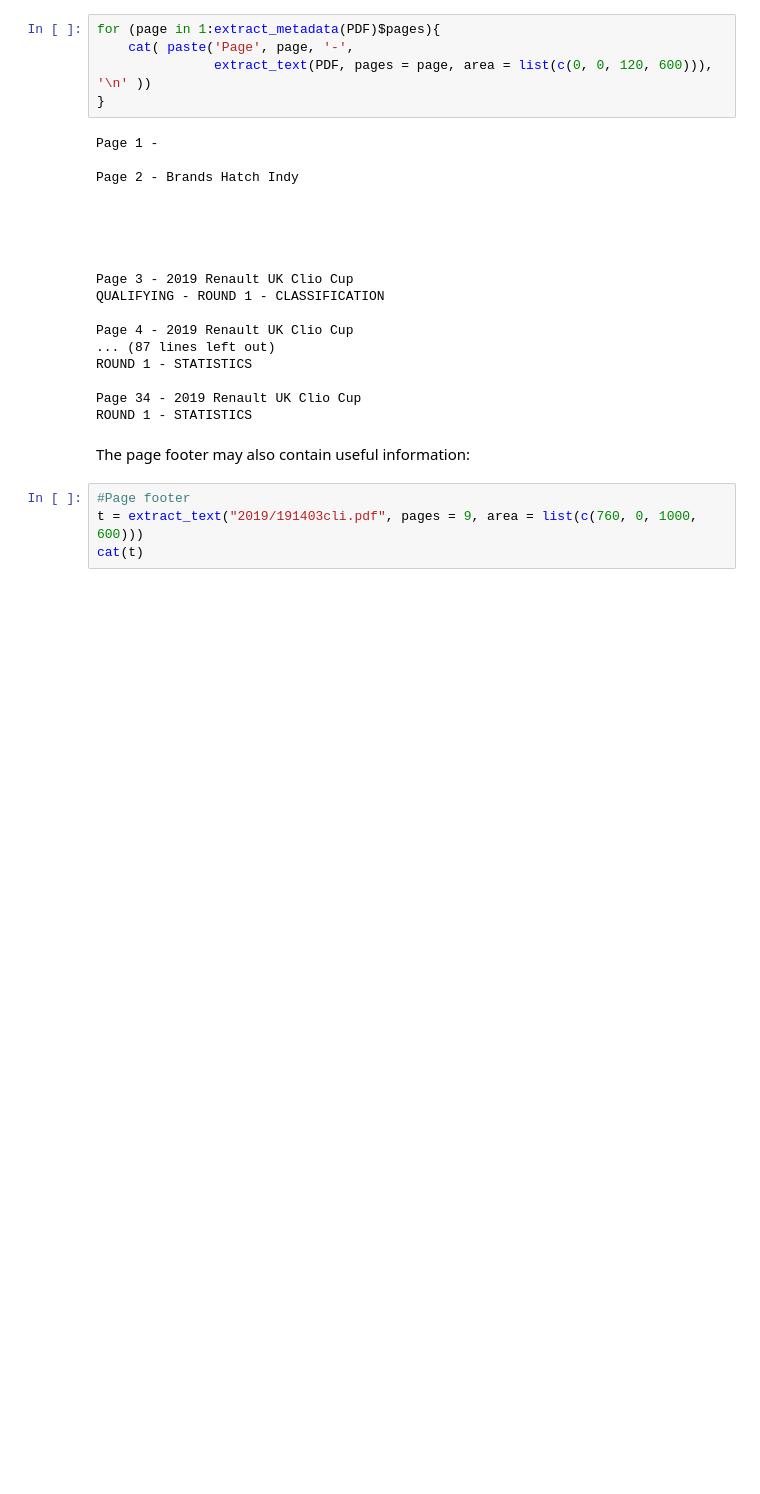
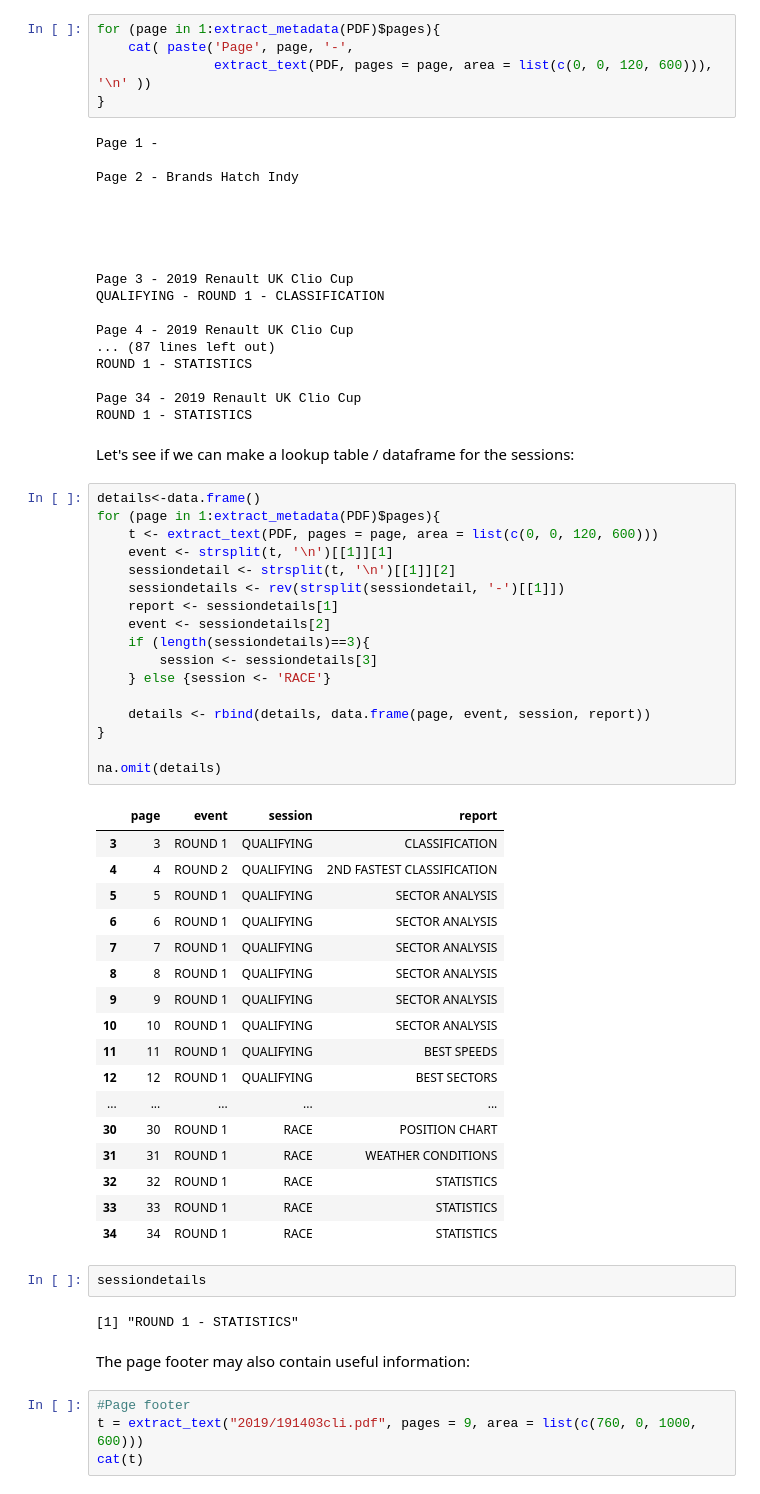
Before and after one commit to f1datajunkie/TSL, a Jupyter notebook: notebooks/BTCC PDF Scraper (R).ipynb, the cells around one changed output. Drawn from its saved outputs; the diff is of its cells as text; blank space fills up the shorter version.

Commit message:
Extract page info into df

```diff
--- a/notebooks/BTCC PDF Scraper (R).ipynb
+++ b/notebooks/BTCC PDF Scraper (R).ipynb
@@ -92,6 +100,47 @@ ROUND 1 - STATISTICS
 
 Page 34 - 2019 Renault UK Clio Cup
 ROUND 1 - STATISTICS
+# %% [markdown]
+Let's see if we can make a lookup table / dataframe for the sessions:
+# %%
+details<-data.frame()
+for (page in 1:extract_metadata(PDF)$pages){
+    t <- extract_text(PDF, pages = page, area = list(c(0, 0, 120, 600)))
+    event <- strsplit(t, '\n')[[1]][1]
+    sessiondetail <- strsplit(t, '\n')[[1]][2]
+    sessiondetails <- rev(strsplit(sessiondetail, '-')[[1]])
+    report <- sessiondetails[1]
+    event <- sessiondetails[2]
+    if (length(sessiondetails)==3){
+        session <- sessiondetails[3]
+    } else {session <- 'RACE'}
+
+    details <- rbind(details, data.frame(page, event, session, report))
+}
+
+na.omit(details)
+# %% [output]
+|  | page | event | session | report |
+| 3 | 3 | ROUND 1 | QUALIFYING | CLASSIFICATION |
+| 4 | 4 | ROUND 2 | QUALIFYING | 2ND FASTEST CLASSIFICATION |
+| 5 | 5 | ROUND 1 | QUALIFYING | SECTOR ANALYSIS |
+| 6 | 6 | ROUND 1 | QUALIFYING | SECTOR ANALYSIS |
+| 7 | 7 | ROUND 1 | QUALIFYING | SECTOR ANALYSIS |
+| 8 | 8 | ROUND 1 | QUALIFYING | SECTOR ANALYSIS |
+| 9 | 9 | ROUND 1 | QUALIFYING | SECTOR ANALYSIS |
+| 10 | 10 | ROUND 1 | QUALIFYING | SECTOR ANALYSIS |
+| 11 | 11 | ROUND 1 | QUALIFYING | BEST SPEEDS |
+| 12 | 12 | ROUND 1 | QUALIFYING | BEST SECTORS |
+| ... | ... | ... | ... | ... |
+| 30 | 30 | ROUND 1 | RACE | POSITION CHART |
+| 31 | 31 | ROUND 1 | RACE | WEATHER CONDITIONS |
+| 32 | 32 | ROUND 1 | RACE | STATISTICS |
+| 33 | 33 | ROUND 1 | RACE | STATISTICS |
+| 34 | 34 | ROUND 1 | RACE | STATISTICS |
+# %%
+sessiondetails
+# %% [output]
+[1] "ROUND 1 - STATISTICS"
 # %% [markdown]
 The page footer may also contain useful information:
 # %%
```
Also changed, not shown: parts of 4 cells of this notebook, 1 other file.
